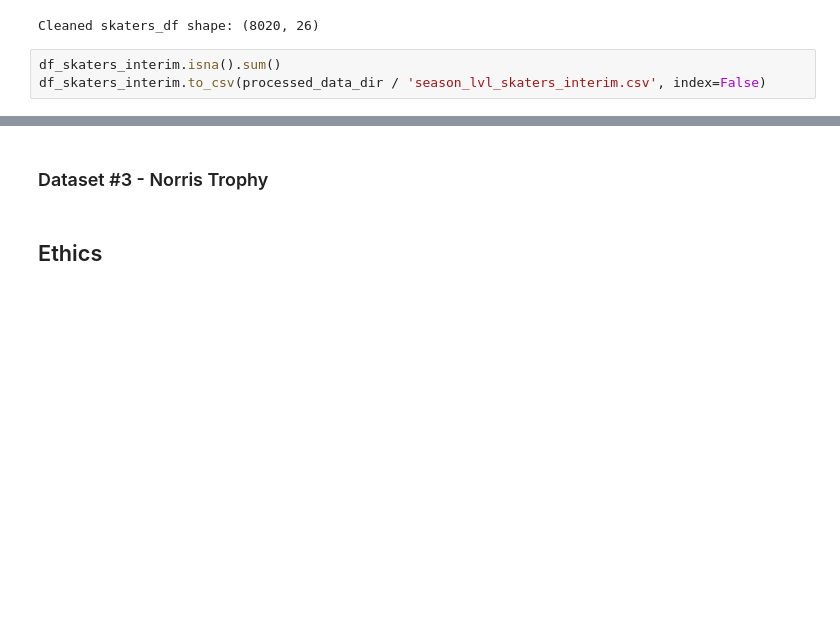
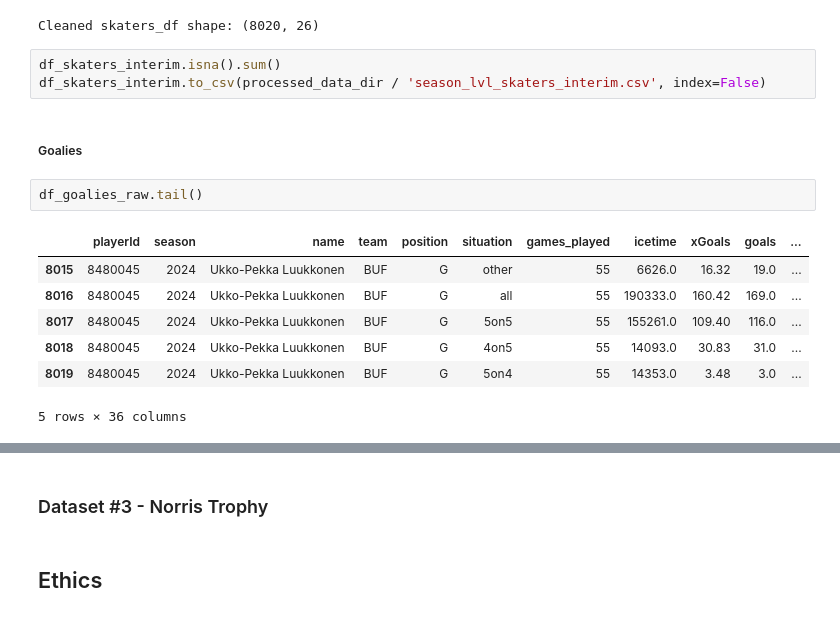
Before and after one commit to COGS108/Group118_WI26, a Jupyter notebook: 01-DataCheckpoint.ipynb, the cells around one changed output, grey strips where cells are left out. Cells and saved outputs as stored; diff of their text form; blank space fills up the shorter version.

```diff
--- a/01-DataCheckpoint.ipynb
+++ b/01-DataCheckpoint.ipynb
@@ -545,3 +547,15 @@ Cleaned skaters_df shape: (8020, 26)
 # %%
 df_skaters_interim.isna().sum()
 df_skaters_interim.to_csv(processed_data_dir / 'season_lvl_skaters_interim.csv', index=False)
+# %% [markdown]
+##### Goalies
+# %%
+df_goalies_raw.tail()
+# %% [output]
+|  | playerId | season | name | team | position | situation | games_played | icetime | xGoals | goals | ... |
+| 8015 | 8480045 | 2024 | Ukko-Pekka Luukkonen | BUF | G | other | 55 | 6626.0 | 16.32 | 19.0 | ... |
+| 8016 | 8480045 | 2024 | Ukko-Pekka Luukkonen | BUF | G | all | 55 | 190333.0 | 160.42 | 169.0 | ... |
+| 8017 | 8480045 | 2024 | Ukko-Pekka Luukkonen | BUF | G | 5on5 | 55 | 155261.0 | 109.40 | 116.0 | ... |
+| 8018 | 8480045 | 2024 | Ukko-Pekka Luukkonen | BUF | G | 4on5 | 55 | 14093.0 | 30.83 | 31.0 | ... |
+| 8019 | 8480045 | 2024 | Ukko-Pekka Luukkonen | BUF | G | 5on4 | 55 | 14353.0 | 3.48 | 3.0 | ... |
+5 rows × 36 columns
```
Also changed, not shown: parts of 6 cells of this notebook.
